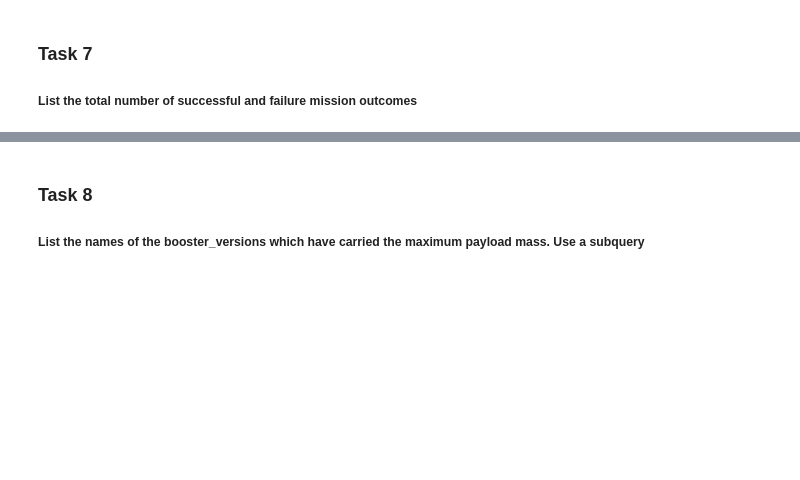
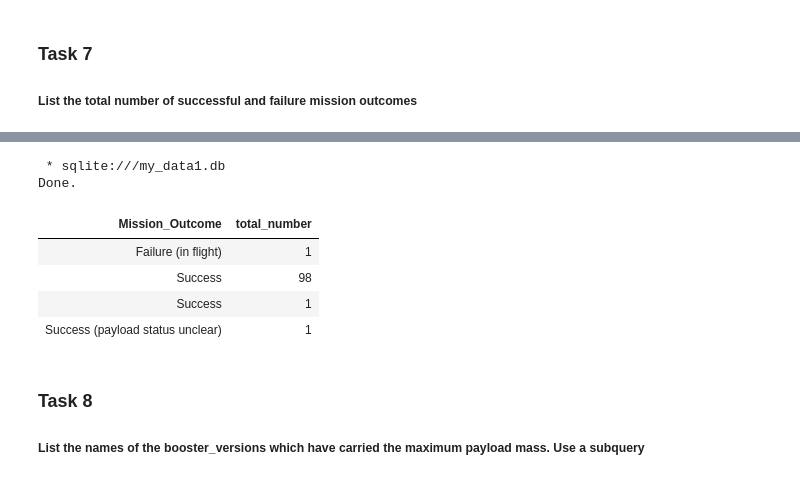
Before and after one commit to joaoperna/IBM-Data-Science-Certification, a Jupyter notebook: Curso 10/Modulo 2 jupyter-labs-eda-sql-coursera_sqllite.ipynb, the cells around one changed output, grey strips where cells are left out. Cells and saved outputs as stored; diff of their text form; code cells hidden in the pictures; blank space fills up the shorter version.

```diff
--- a/Curso 10/Modulo 2 jupyter-labs-eda-sql-coursera_sqllite.ipynb
+++ b/Curso 10/Modulo 2 jupyter-labs-eda-sql-coursera_sqllite.ipynb
@@ -237,3 +272,17 @@ Done.
+# %%
+%%sql
+SELECT mission_outcome,
+count(mission_outcome) as total_number
+from SPACEXTBL
+group by mission_outcome;
+# %% [output]
+ * sqlite:///my_data1.db
+Done.
+| Mission_Outcome | total_number |
+| Failure (in flight) | 1 |
+| Success | 98 |
+| Success | 1 |
+| Success (payload status unclear) | 1 |
 # %% [markdown]
 ### Task 8
 
```
Also changed, not shown: parts of 12 cells of this notebook, 6 other files.
